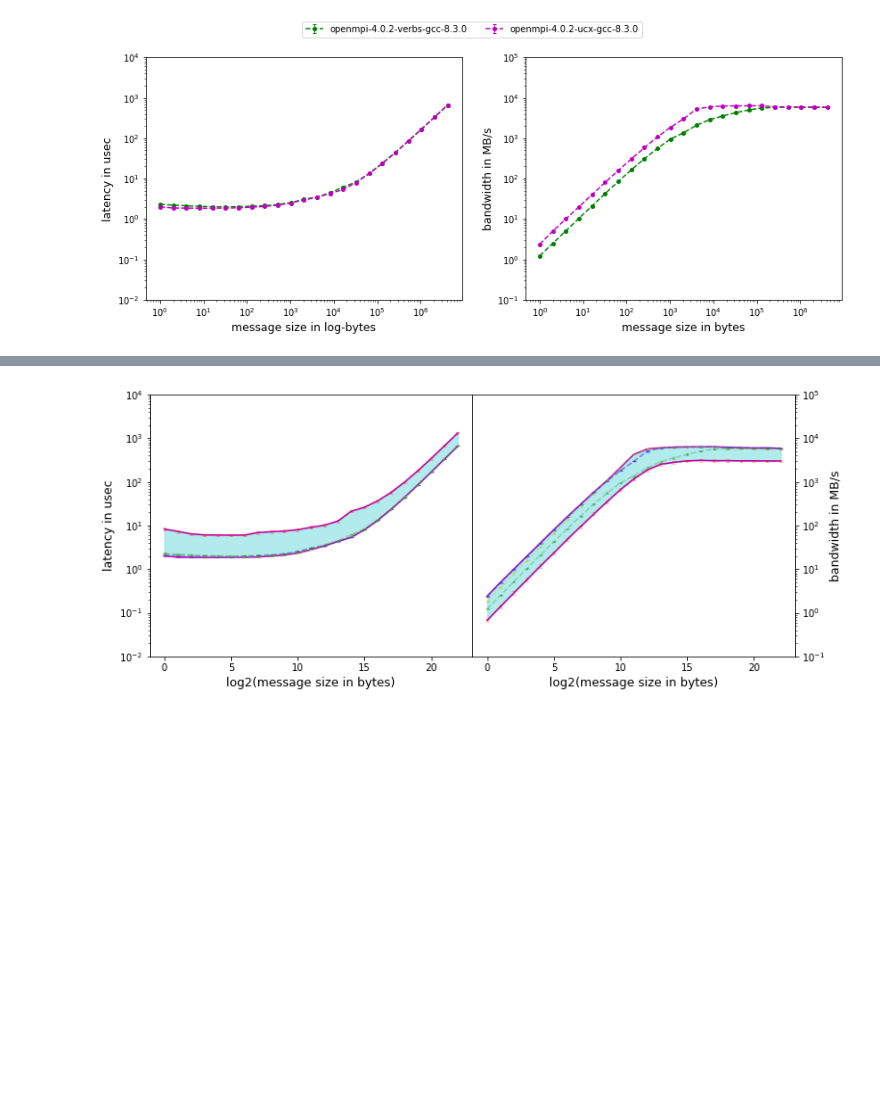
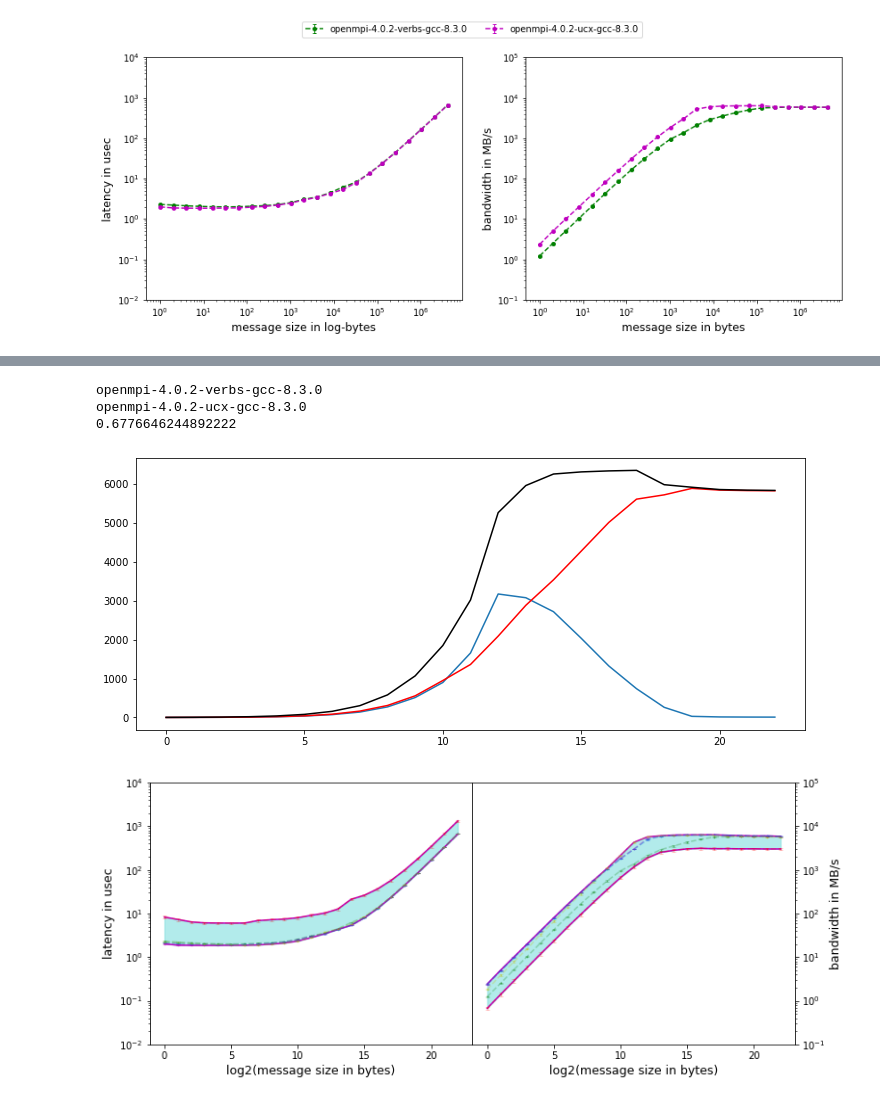
Before and after one commit to s-sajid-ali/nu-quest-bench, a Jupyter notebook: mpi/new_mpi.ipynb, the cells around one changed output, grey strips where cells are left out. Drawn from its saved outputs; the diff is of its cells as text; code cells hidden in the pictures; blank space fills up the shorter version.

```diff
--- a/mpi/new_mpi.ipynb
+++ b/mpi/new_mpi.ipynb
@@ -110,3 +155,18 @@ plt.savefig("oepnmp_ucx_vs_verbs.png",dpi=100)
+# %%
+i = 3
+j = 5
+print(dag_soft[key_dag[i]])
+print(dag_soft[key_dag[j]])
+diff = bw_mean[:,i-1]/bw_mean[:,j-1]
+plt.plot(((bw_mean[:,j-1]-bw_mean[:,i-1])))
+plt.plot(((bw_mean[:,i-1])),'r')
+plt.plot(((bw_mean[:,j-1])),'k')
+print(np.mean((bw_mean[:,j-1]-bw_mean[:,i-1])/bw_mean[:,i-1]))
+# %% [output]
+openmpi-4.0.2-verbs-gcc-8.3.0
+openmpi-4.0.2-ucx-gcc-8.3.0
+0.6776646244892222
+[figure, added]
 # %%
 !mv *.png plots/
 # %%
```
Also changed, not shown: parts of 3 cells of this notebook, 3 other files.
